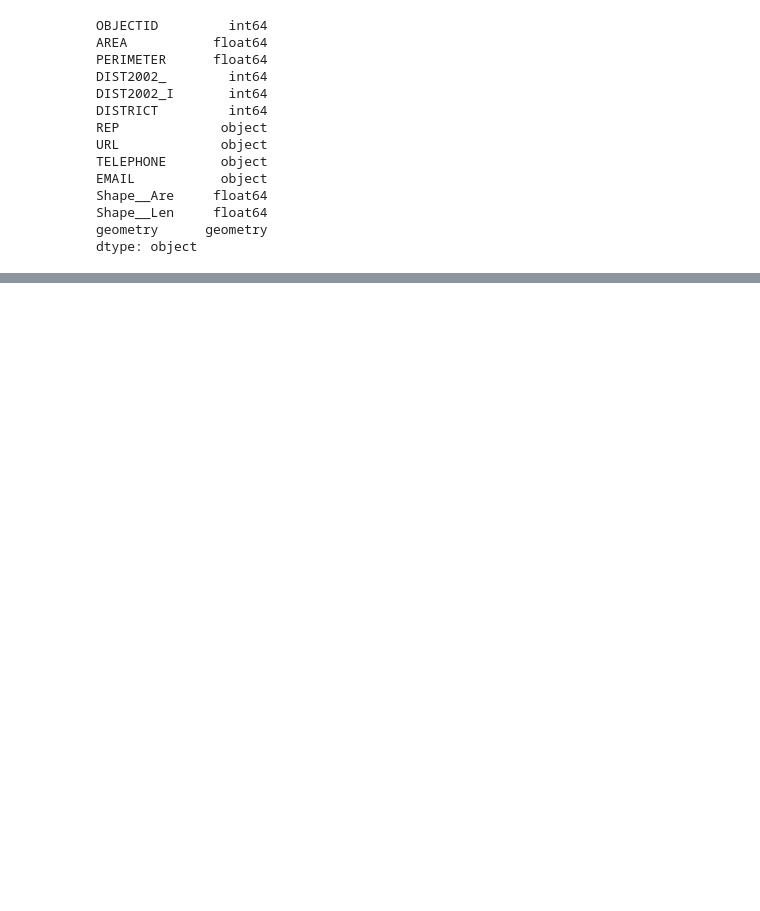
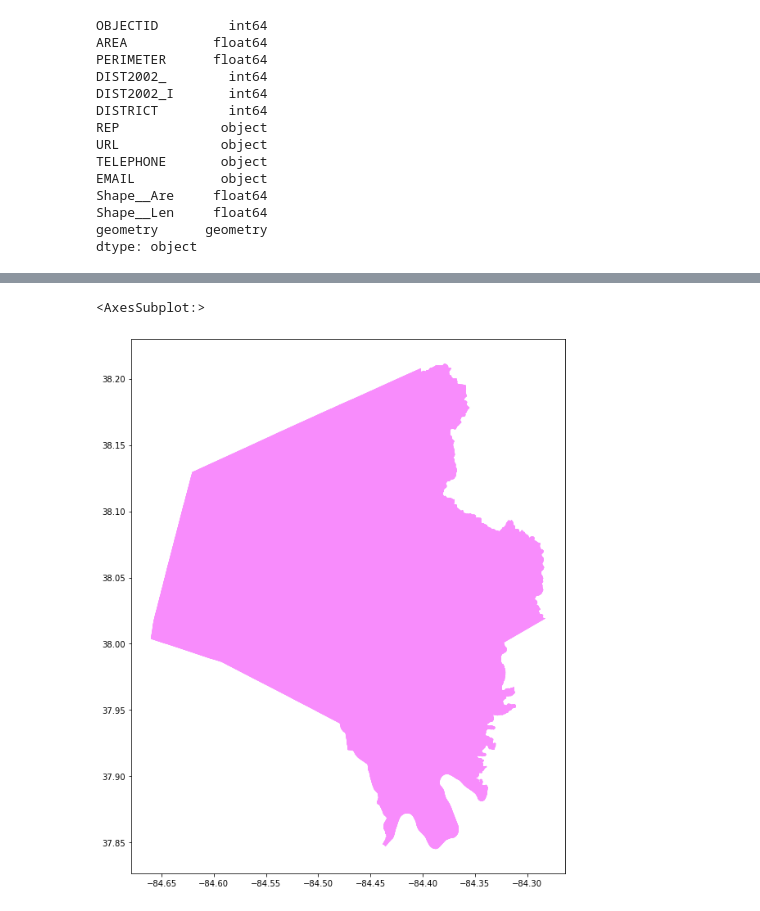
Before and after one commit to RealCaddish/lexington_districts, a Jupyter notebook: lexDistricts.ipynb, the cells around one changed output, grey strips where cells are left out. Cells and saved outputs as stored; diff of their text form; code cells hidden in the pictures; blank space fills up the shorter version.

```diff
--- a/lexDistricts.ipynb
+++ b/lexDistricts.ipynb
@@ -276,0 +284,11 @@ In [10]: eurasia = europe.append(asia)
+# %%
+districtColor = '#F88CFC'
+
+fig, ax = plt.subplots()
+
+title = "Districts Merged 1972 - 2012"
+
+district_merge3.plot(ax=ax, color=districtColor, linewidth=.1, zorder=0)
+# %% [output]
+<AxesSubplot:>
+[figure, added]
```
Also changed, not shown: parts of 13 cells of this notebook, 2 other files.
